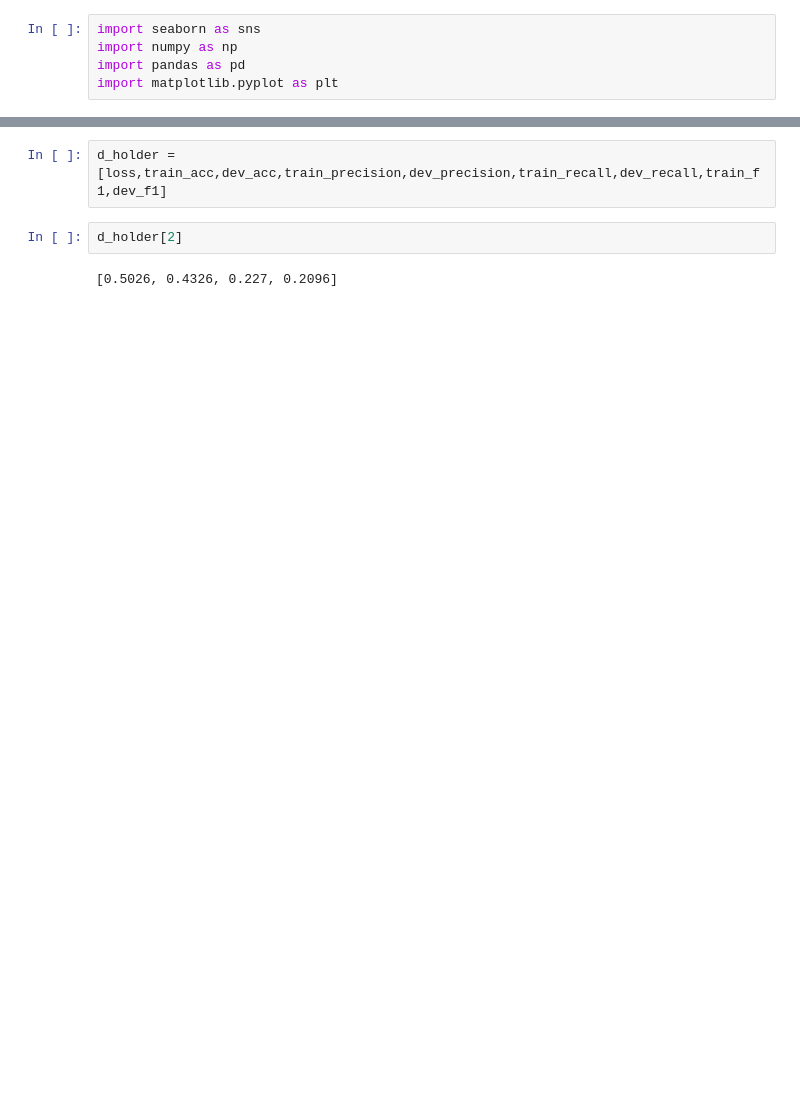
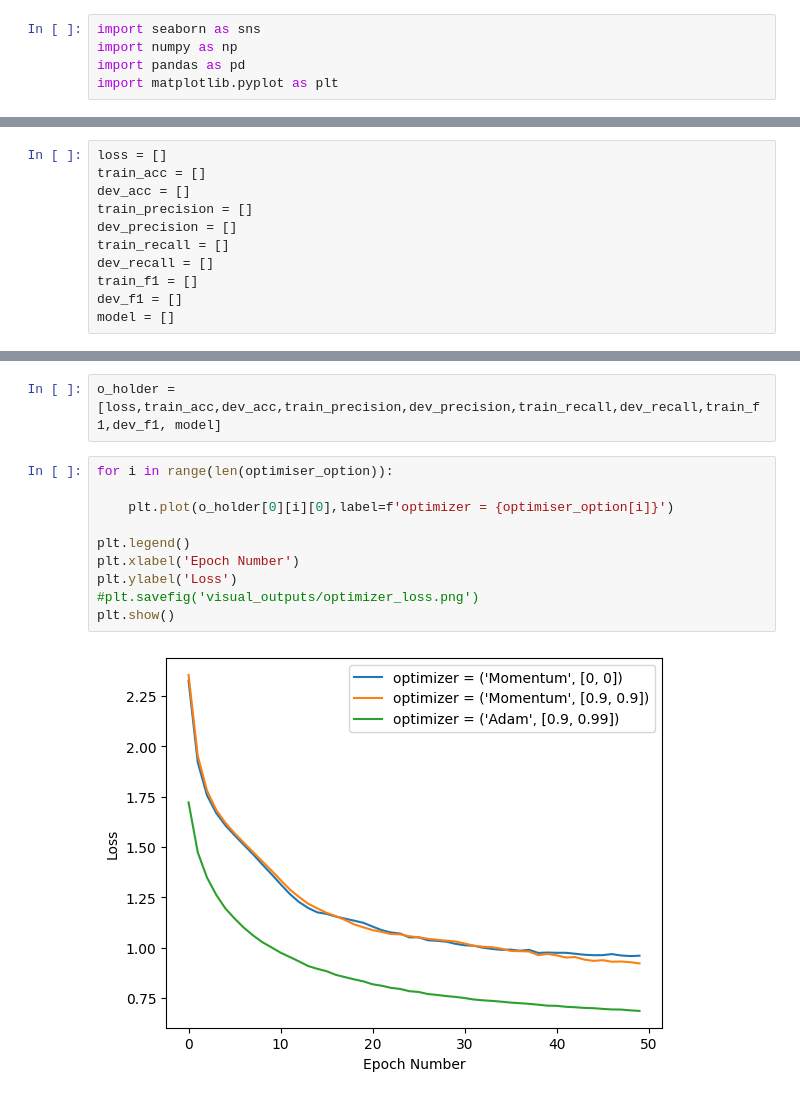
Before and after one commit to Yvnminc/Deep-Neural-Network-Components-Analysis, a Jupyter notebook: Experiment-Dropout-Optimiser-Regularizer.ipynb, the cells around one changed output, grey strips where cells are left out. Saved outputs shown, nothing was run; the diff lists cells and outputs as text; blank space fills up the shorter version.

```diff
--- a/Experiment-Dropout-Optimiser-Regularizer.ipynb
+++ b/Experiment-Dropout-Optimiser-Regularizer.ipynb
@@ -135,0 +121,11 @@ NameError: name 'd_holder' is not defined
+# %%
+loss = []
+train_acc = []
+dev_acc = []
+train_precision = []
+dev_precision = []
+train_recall = []
+dev_recall = []
+train_f1 = []
+dev_f1 = []
+model = []
@@ -136,9 +192,17 @@ NameError: name 'd_holder' is not defined
 # %%
-d_holder = [loss,train_acc,dev_acc,train_precision,dev_precision,train_recall,dev_recall,train_f1,dev_f1]
+o_holder = [loss,train_acc,dev_acc,train_precision,dev_precision,train_recall,dev_recall,train_f1,dev_f1, model]
-# %%
-d_holder[2]
-# %% [output]
-[0.5026, 0.4326, 0.227, 0.2096]
+# %%
+for i in range(len(optimiser_option)):
+
+    plt.plot(o_holder[0][i][0],label=f'optimizer = {optimiser_option[i]}')
+
+plt.legend()
+plt.xlabel('Epoch Number')
+plt.ylabel('Loss')
+#plt.savefig('visual_outputs/optimizer_loss.png')
+plt.show()
+# %% [output]
+[figure, added]
 # %%
 loss = []
 train_acc = []
```
Also changed, not shown: parts of 20 cells of this notebook, 4 other files.
